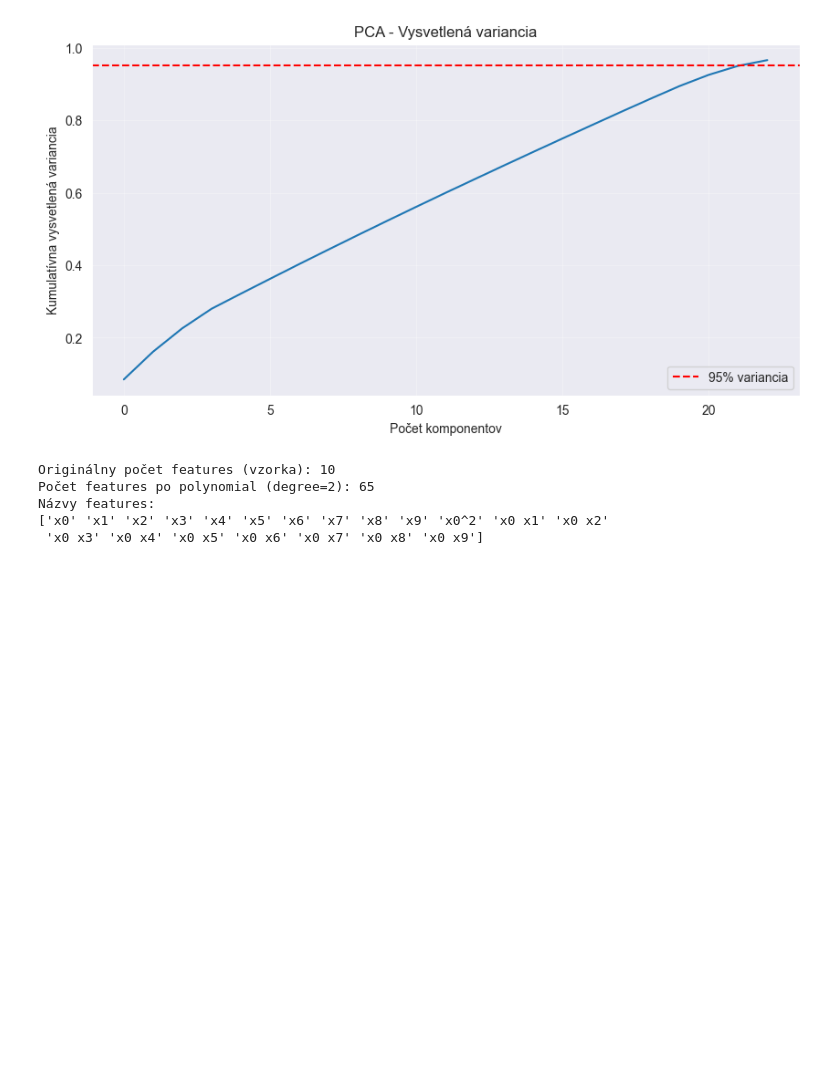
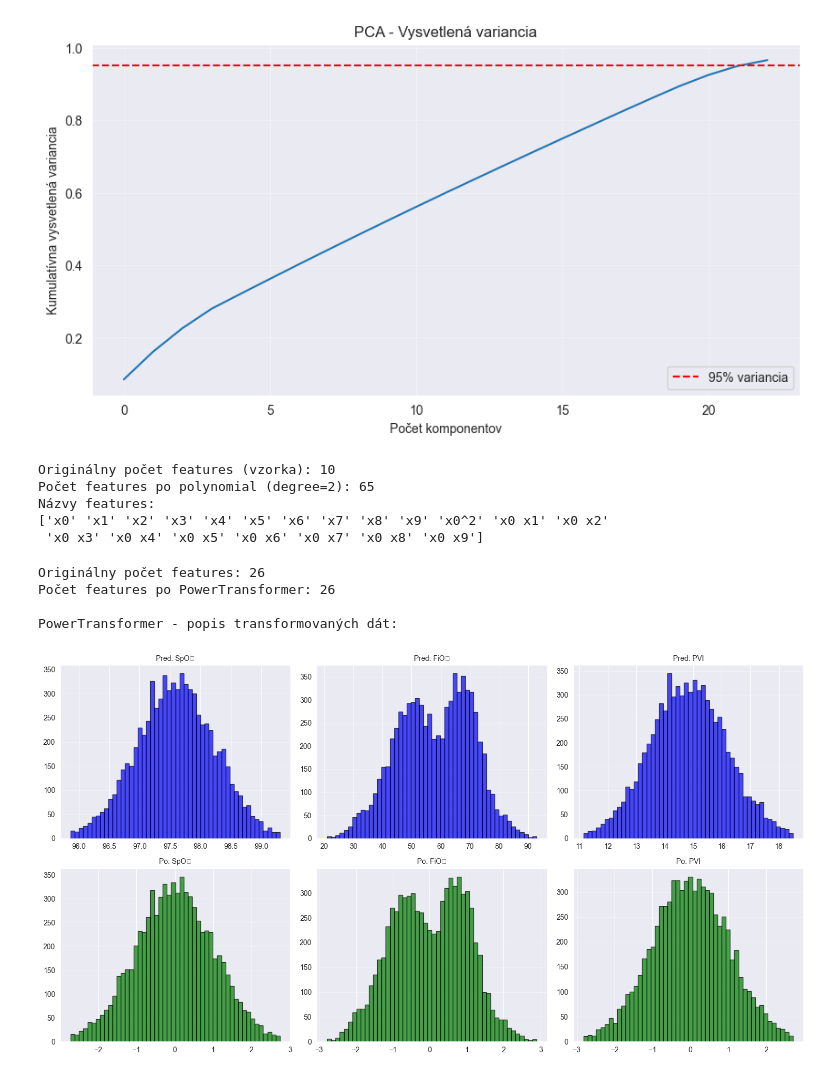
Before and after one commit to MarekPenzes/IAU_Projekt, a Jupyter notebook: IAU_phase2_penzes_petrik.ipynb, the cells around one changed output. Drawn from its saved outputs; the diff is of its cells as text; code cells hidden in the pictures; blank space fills up the shorter version.

Commit message:
pridal som este 1 metodu pre transformery + pickle subory

```diff
--- a/IAU_phase2_penzes_petrik.ipynb
+++ b/IAU_phase2_penzes_petrik.ipynb
@@ -366,10 +369,16 @@ scaler_standard = StandardScaler()
 X_train_standard = scaler_standard.fit_transform(X_train)
 X_test_standard = scaler_standard.transform(X_test)
 
+with open('uhorecky/scaler_standard.pkl', 'wb') as f:
+    pickle.dump(scaler_standard, f)
+
 #2.MinMaxScaler (škálovanie do rozsahu 0-1)
 scaler_minmax = MinMaxScaler()
 X_train_minmax = scaler_minmax.fit_transform(X_train)
 X_test_minmax = scaler_minmax.transform(X_test)
+
+with open('uhorecky/scaler_minmax.pkl', 'wb') as f:
+    pickle.dump(scaler_minmax, f)
 # %%
 pd.DataFrame(X_train_standard, columns=X_train.columns).describe()
 # %% [output]
@@ -399,13 +408,17 @@ pd.DataFrame(X_train_minmax, columns=X_train.columns).describe()
 # %%
 #teraz TRANSOFMERS (bumblebee)
 #1.PCA (Principal Component Analysis) - zachováme 95% variancie
-pca = PCA(n_components=0.95, random_state=R_S)
+pca = PCA(n_components=0.95, random_state=42)
 X_train_pca = pca.fit_transform(X_train_standard)
 X_test_pca = pca.transform(X_test_standard)
 
 print(f"Originálny počet features: {X_train.shape[1]}")
 print(f"Počet PCA komponentov (95% variance): {X_train_pca.shape[1]}")
 print(f"Vysvetlená variancia: {pca.explained_variance_ratio_.sum():.4f}")
+
+#uloženie PCA do pickle
+with open('uhorecky/pca.pkl', 'wb') as f:
+    pickle.dump(pca, f)
 
 plt.figure(figsize=(10, 5))
 plt.plot(np.cumsum(pca.explained_variance_ratio_))
@@ -433,6 +446,9 @@ X_test_sample = X_test_standard[:, :10]
 X_train_poly = poly.fit_transform(X_train_sample)
 X_test_poly = poly.transform(X_test_sample)
 
+with open('uhorecky/polynomial_features.pkl', 'wb') as f:
+    pickle.dump(poly, f)
+
 print(f"Originálny počet features (vzorka): {X_train_sample.shape[1]}")
 print(f"Počet features po polynomial (degree=2): {X_train_poly.shape[1]}")
 print(f"Názvy features:")
@@ -443,6 +459,46 @@ Počet features po polynomial (degree=2): 65
 Názvy features:
 ['x0' 'x1' 'x2' 'x3' 'x4' 'x5' 'x6' 'x7' 'x8' 'x9' 'x0^2' 'x0 x1' 'x0 x2'
  'x0 x3' 'x0 x4' 'x0 x5' 'x0 x6' 'x0 x7' 'x0 x8' 'x0 x9']
+# %%
+#3.PowerTransformer (Yeo-Johnson transformácia)
+pt = PowerTransformer(method='yeo-johnson', standardize=True)
+X_train_pt = pt.fit_transform(X_train)
+X_test_pt = pt.transform(X_test)
+
+print(f"Originálny počet features: {X_train.shape[1]}")
+print(f"Počet features po PowerTransformer: {X_train_pt.shape[1]}")
+print("\nPowerTransformer - popis transformovaných dát:")
+pd.DataFrame(X_train_pt, columns=X_train.columns).describe()
+
+with open('uhorecky/power_transformer.pkl', 'wb') as f:
+    pickle.dump(pt, f)
+
+#porovnanie distribúcií pred a po transformácii
+fig, axes = plt.subplots(2, 3, figsize=(15, 8))
+
+sample_cols_idx = [0, 5, 10]  #3 stĺpce na ukážku
+
+for idx, col_idx in enumerate(sample_cols_idx):
+    col_name = X_train.columns[col_idx]
+
+    #pred
+    axes[0, idx].hist(X_train.iloc[:, col_idx], bins=50, color='blue', alpha=0.7, edgecolor='black')
+    axes[0, idx].set_title(f'Pred: {col_name}', fontsize=10)
+    axes[0, idx].grid(axis='y', alpha=0.3)
+
+    #po
+    axes[1, idx].hist(X_train_pt[:, col_idx], bins=50, color='green', alpha=0.7, edgecolor='black')
+    axes[1, idx].set_title(f'Po: {col_name}', fontsize=10)
+    axes[1, idx].grid(axis='y', alpha=0.3)
+
+plt.tight_layout()
+plt.show()
+# %% [output]
+Originálny počet features: 26
+Počet features po PowerTransformer: 26
+
+PowerTransformer - popis transformovaných dát:
+[figure, added]
 # %% [markdown]
 # Fáza 2 - Predspracovanie údajov
 
```
Also changed, not shown: parts of 3 cells of this notebook, 5 other files.
